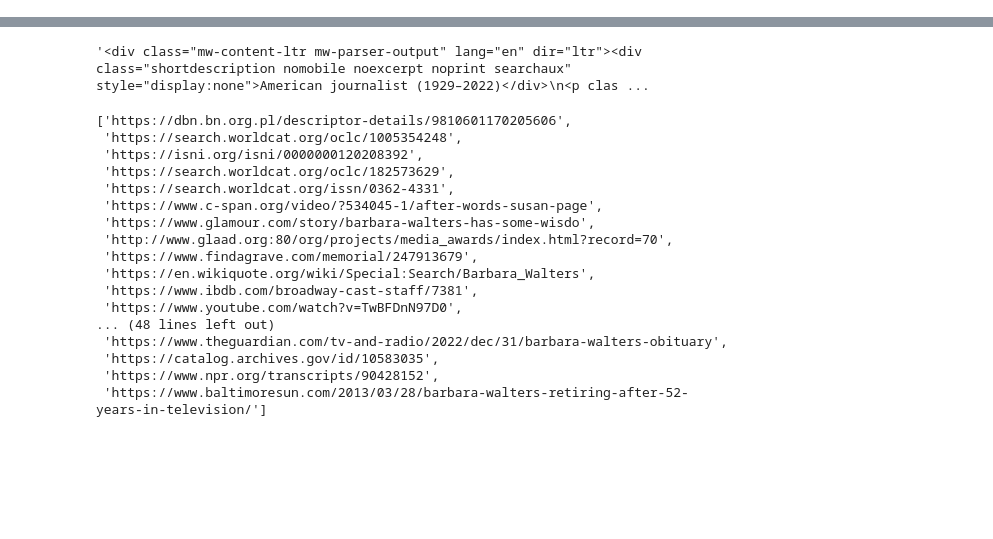
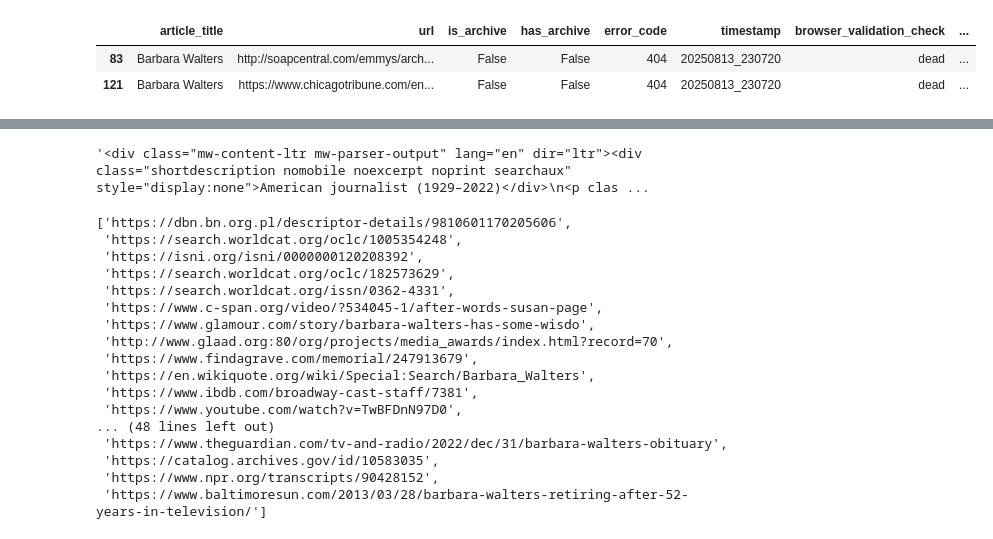
Before and after one commit to WilliamThyer/wiki-reference-hound, a Jupyter notebook: testing.ipynb, the cells around one changed output, grey strips where cells are left out. Cells and saved outputs as stored; diff of their text form; code cells hidden in the pictures; blank space fills up the shorter version.

Commit message:
is_archive col

```diff
--- a/testing.ipynb
+++ b/testing.ipynb
@@ -5,3 +7,20 @@ from extract_references import extract_external_links, filter_links_for_checking
+# %%
+import pandas as pd
+
+df = pd.read_csv("output/all_references_report_20250813_230720.csv")
+
+
+filtered_df = df[
+    (~df['is_archive']) &
+    (~df['has_archive']) &
+    (df['browser_validation_check'] == 'dead')
+]
+# %%
+filtered_df
+# %% [output]
+|  | article_title | url | is_archive | has_archive | error_code | timestamp | browser_validation_check | ... |
+| 83 | Barbara Walters | http://soapcentral.com/emmys/arch... | False | False | 404 | 20250813_230720 | dead | ... |
+| 121 | Barbara Walters | https://www.chicagotribune.com/en... | False | False | 404 | 20250813_230720 | dead | ... |
 # %%
 
 
```
Also changed, not shown: parts of 1 cell of this notebook, 2 other files.
